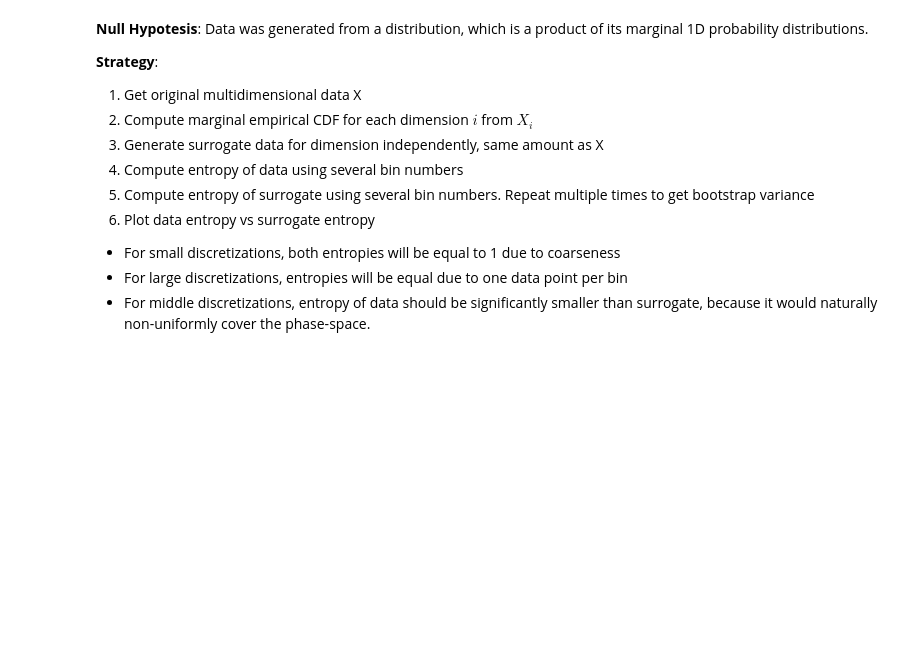
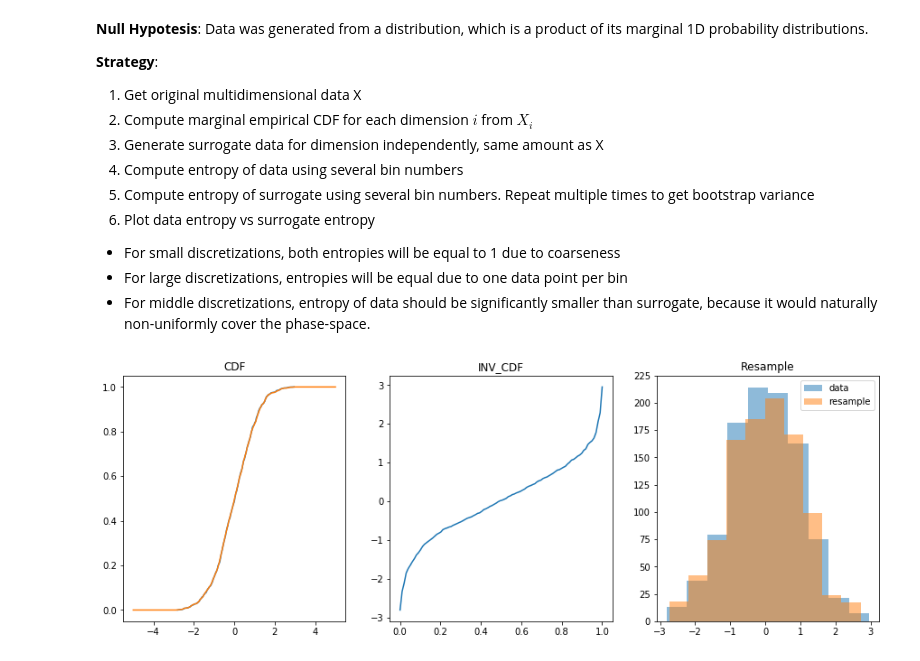
Before and after one commit to aleksejs-fomins/snippets-data-analysis, a Jupyter notebook: python/Statistics_InfoTheory/model-free-predictivity/data-iid/binned_entropy_test.ipynb, the cells around one changed output. Cells and saved outputs as stored; diff of their text form; code cells hidden in the pictures; blank space fills up the shorter version.

```diff
--- a/python/Statistics_InfoTheory/model-free-predictivity/data-iid/binned_entropy_test.ipynb
+++ b/python/Statistics_InfoTheory/model-free-predictivity/data-iid/binned_entropy_test.ipynb
@@ -123,3 +148,40 @@ plt.show()
   * For small discretizations, both entropies will be equal to 1 due to coarseness
   * For large discretizations, entropies will be equal due to one data point per bin
   * For middle discretizations, entropy of data should be significantly smaller than surrogate, because it would naturally non-uniformly cover the phase-space.
+# %%
+def edf(data1Dsorted, x):
+    return np.searchsorted(data1Dsorted, x) / len(data1Dsorted)
+
+def invCDF(data1Dsorted, p):
+    return data1Dsorted[min(int(p * len(data1Dsorted)), len(data1Dsorted)-1)]
+
+NDATA = 1000
+data = np.random.normal(0, 1, NDATA)
+dataSorted = np.sort(data)
+
+fig, ax = plt.subplots(ncols=3, figsize=(15, 5))
+
+# Plot CDF
+dataSample = np.linspace(-5,5,100)
+dataCDF = np.linspace(0, 1, NDATA)
+ax[0].plot(dataSorted, dataCDF)
+ax[0].plot(dataSample, edf(dataSorted, dataSample))
+ax[0].set_title("CDF")
+
+# Plot inverse CDF
+pArr = np.linspace(0, 1, 100)
+invCDFarr = [invCDF(dataSorted, p) for p in pArr]
+ax[1].plot(pArr, invCDFarr)
+ax[1].set_title("INV_CDF")
+
+# Sample from inverse CDF
+dataUniform = np.random.uniform(0, 1, NDATA)
+dataSampleInvCDF = [invCDF(dataSorted, p) for p in dataUniform]
+ax[2].hist(data, alpha=0.5, label="data")
+ax[2].hist(dataSampleInvCDF, alpha=0.5, label="resample")
+ax[2].set_title("Resample")
+ax[2].legend()
+
+plt.show()
+# %% [output]
+[figure, added]
```
Also changed, not shown: parts of 3 cells of this notebook.
